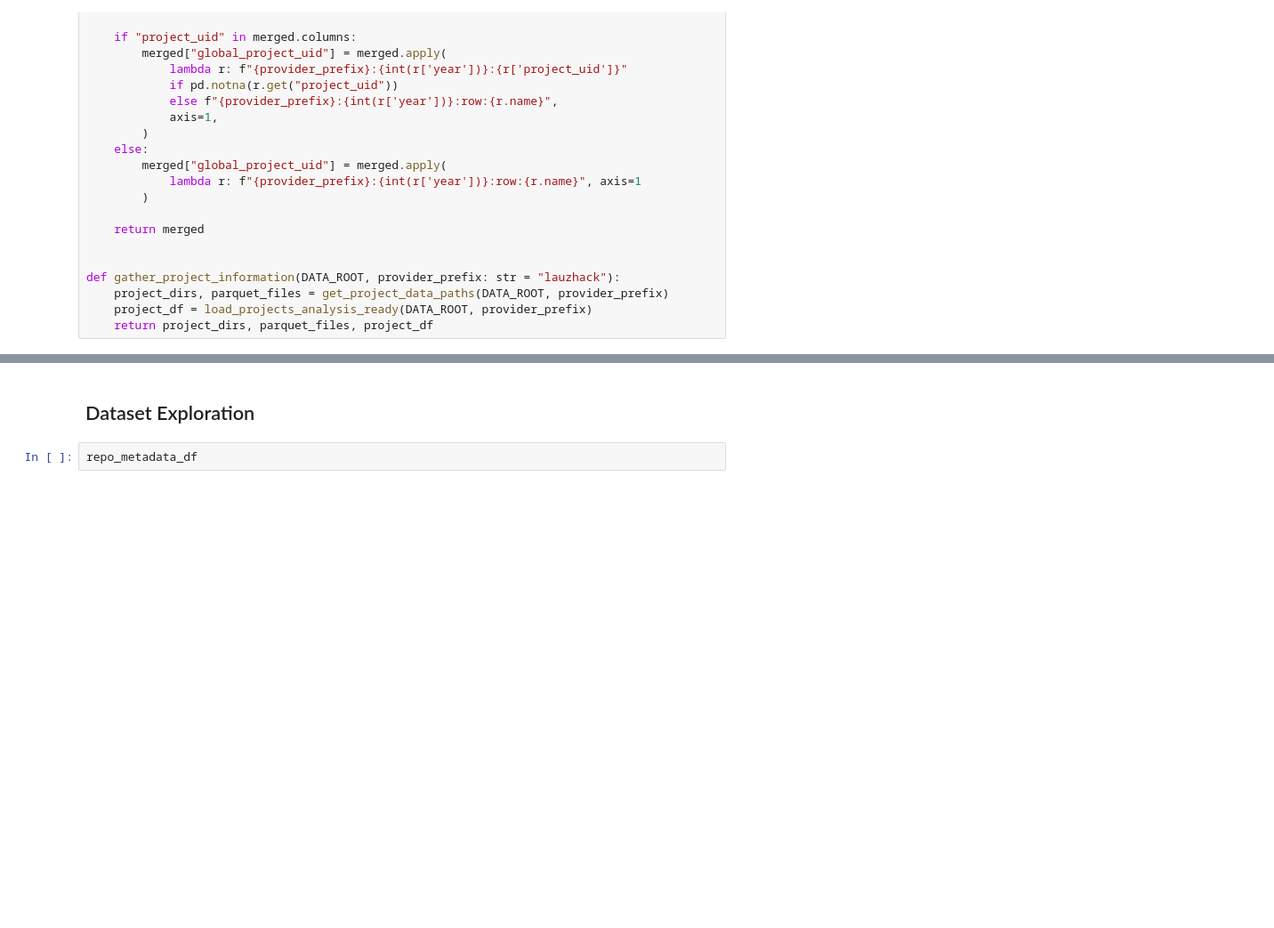
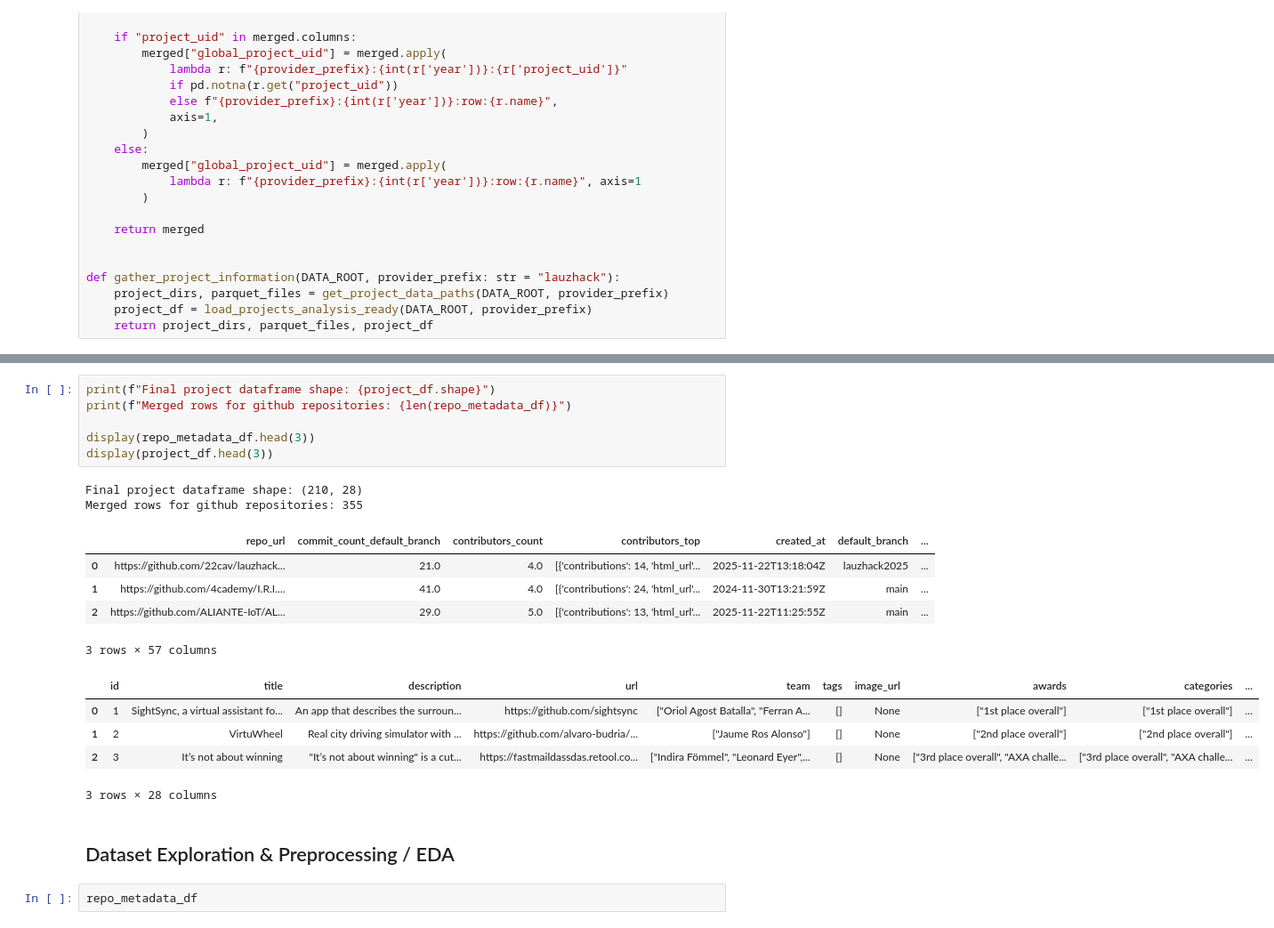
Before and after one commit to sdsc-ordes/open-pulse-hackalysis, a Jupyter notebook: src/hackathon_analysis/data_analysis/repo_analysis.ipynb, the cells around one changed output, grey strips where cells are left out. Shown at 89% size. Saved outputs shown, nothing was run; the diff lists cells and outputs as text; blank space fills up the shorter version.

```diff
--- a/src/hackathon_analysis/data_analysis/repo_analysis.ipynb
+++ b/src/hackathon_analysis/data_analysis/repo_analysis.ipynb
@@ -333,5 +185,24 @@ rows_with_all_metadata_null_except_repo_url: 0
+# %%
+print(f"Final project dataframe shape: {project_df.shape}")
+print(f"Merged rows for github repositories: {len(repo_metadata_df)}")
+
+display(repo_metadata_df.head(3))
+display(project_df.head(3))
+# %% [output]
+Final project dataframe shape: (210, 28)
+Merged rows for github repositories: 355
+|  | repo_url | commit_count_default_branch | contributors_count | contributors_top | created_at | default_branch | ... |
+| 0 | https://github.com/22cav/lauzhack... | 21.0 | 4.0 | [{'contributions': 14, 'html_url'... | 2025-11-22T13:18:04Z | lauzhack2025 | ... |
+| 1 | https://github.com/4cademy/I.R.I.... | 41.0 | 4.0 | [{'contributions': 24, 'html_url'... | 2024-11-30T13:21:59Z | main | ... |
+| 2 | https://github.com/ALIANTE-IoT/AL... | 29.0 | 5.0 | [{'contributions': 13, 'html_url'... | 2025-11-22T11:25:55Z | main | ... |
+3 rows × 57 columns
+|  | id | title | description | url | team | tags | image_url | awards | categories | ... |
+| 0 | 1 | SightSync, a virtual assistant fo... | An app that describes the surroun... | https://github.com/sightsync | ["Oriol Agost Batalla", "Ferran A... | [] | None | ["1st place overall"] | ["1st place overall"] | ... |
+| 1 | 2 | VirtuWheel | Real city driving simulator with ... | https://github.com/alvaro-budria/... | ["Jaume Ros Alonso"] | [] | None | ["2nd place overall"] | ["2nd place overall"] | ... |
+| 2 | 3 | It’s not about winning | "It’s not about winning" is a cut... | https://fastmaildassdas.retool.co... | ["Indira Fömmel", "Leonard Eyer",... | [] | None | ["3rd place overall", "AXA challe... | ["3rd place overall", "AXA challe... | ... |
+3 rows × 28 columns
 # %% [markdown]
-## Dataset Exploration
+## Dataset Exploration & Preprocessing / EDA
 # %%
 repo_metadata_df
 # %% [output]
```
Also changed, not shown: parts of 13 cells of this notebook.
